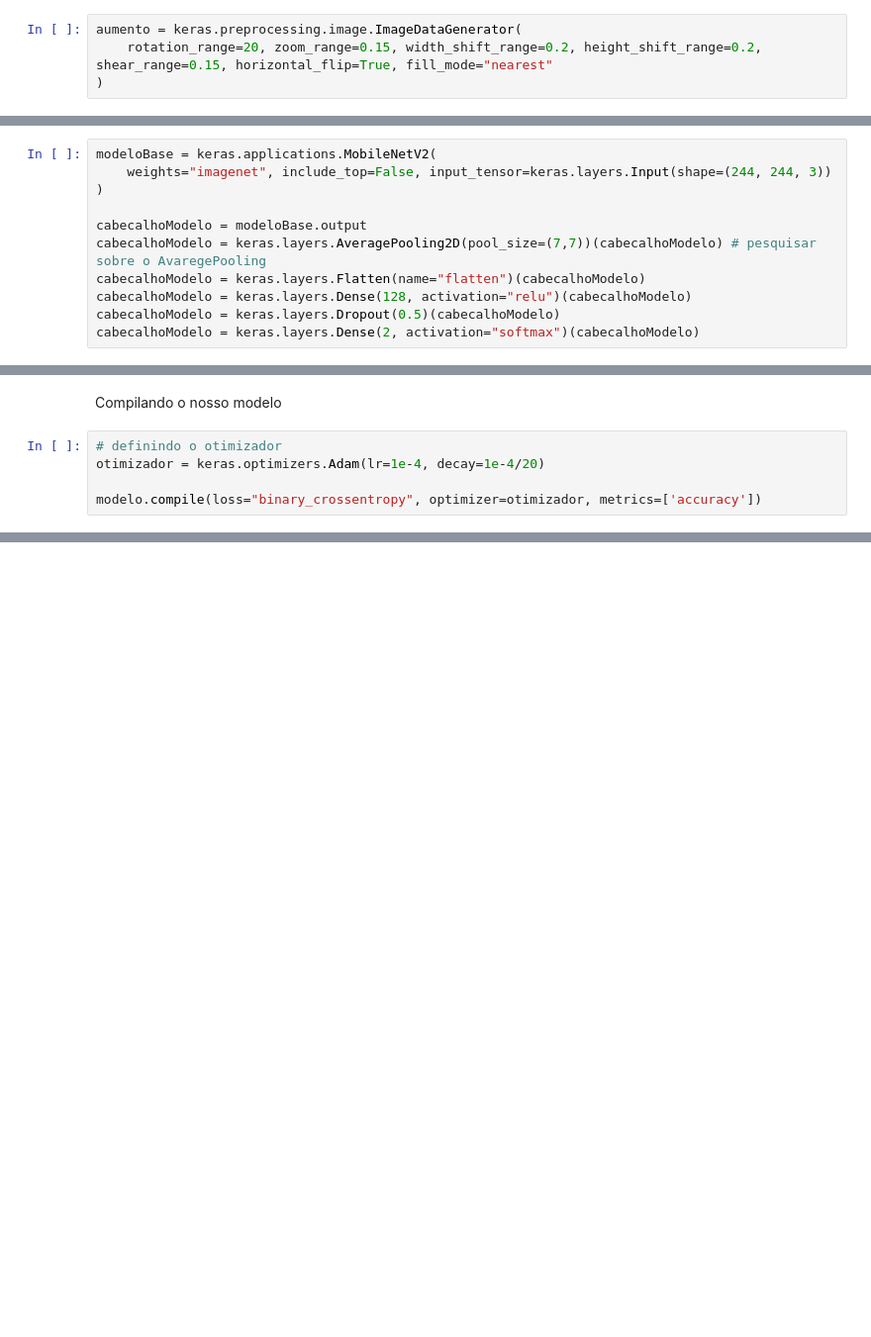
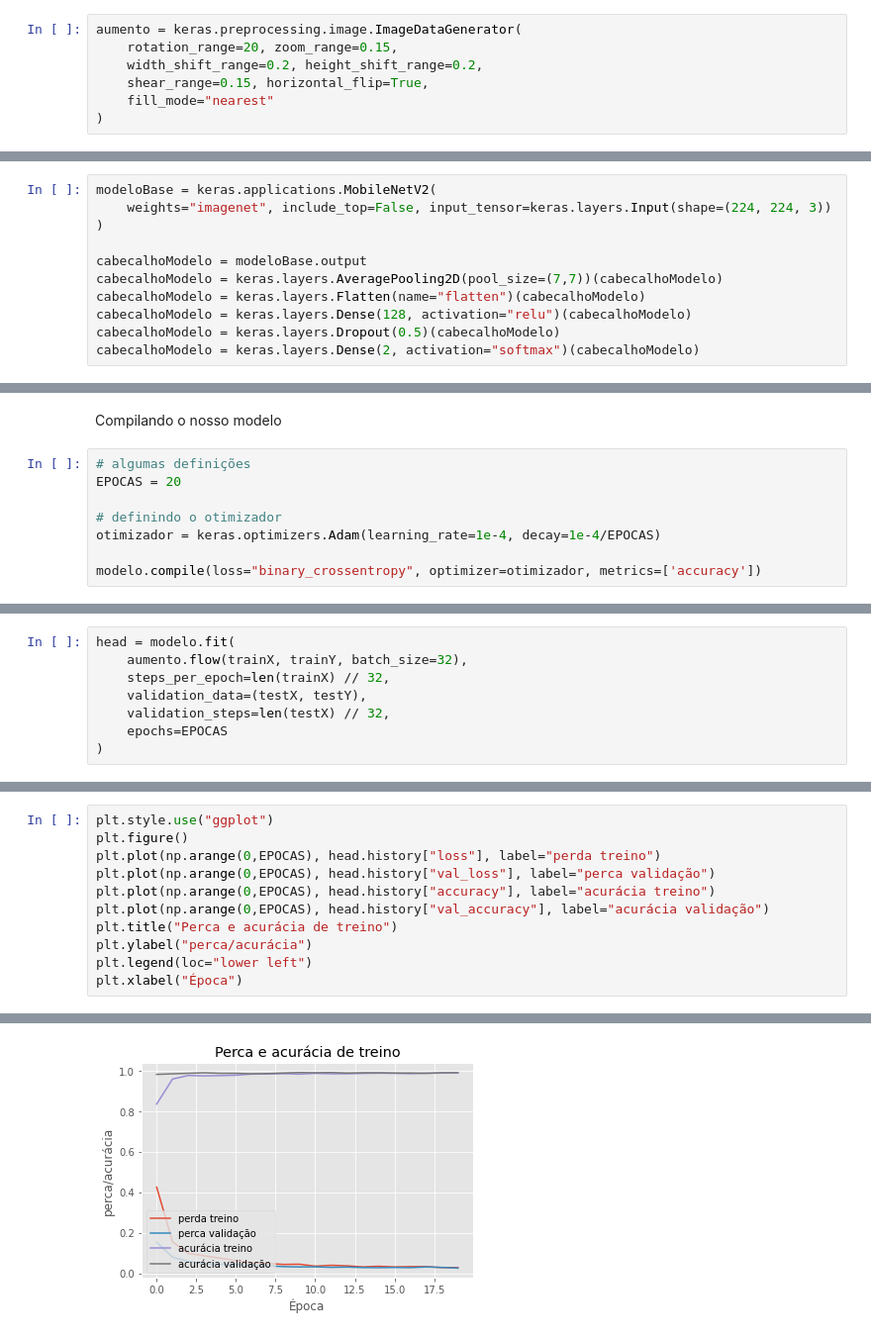
Before and after one commit to MatheusPSantos/utfpr_ia, a Jupyter notebook: main.ipynb, the cells around one changed output, grey strips where cells are left out. Shown: that part at 99% size. Saved outputs shown, nothing was run; the diff lists cells and outputs as text; blank space fills up the shorter version.

Commit message:
finalizando o modelo

```diff
--- a/main.ipynb
+++ b/main.ipynb
@@ -50,17 +50,20 @@ Splitando o array em subset de testes e trainamento
 Gerador de imagem de treinamento
 # %%
 aumento = keras.preprocessing.image.ImageDataGenerator(
-    rotation_range=20, zoom_range=0.15, width_shift_range=0.2, height_shift_range=0.2, shear_range=0.15, horizontal_flip=True, fill_mode="nearest"
+    rotation_range=20, zoom_range=0.15,
+    width_shift_range=0.2, height_shift_range=0.2,
+    shear_range=0.15, horizontal_flip=True,
+    fill_mode="nearest"
 )
 # %% [markdown]
 Carregamento da rede MobileNetV2
 # %%
 modeloBase = keras.applications.MobileNetV2(
-    weights="imagenet", include_top=False, input_tensor=keras.layers.Input(shape=(244, 244, 3))
+    weights="imagenet", include_top=False, input_tensor=keras.layers.Input(shape=(224, 224, 3))
 )
 
 cabecalhoModelo = modeloBase.output
-cabecalhoModelo = keras.layers.AveragePooling2D(pool_size=(7,7))(cabecalhoModelo) # pesquisar sobre o AvaregePooling
+cabecalhoModelo = keras.layers.AveragePooling2D(pool_size=(7,7))(cabecalhoModelo)
 cabecalhoModelo = keras.layers.Flatten(name="flatten")(cabecalhoModelo)
 cabecalhoModelo = keras.layers.Dense(128, activation="relu")(cabecalhoModelo)
 cabecalhoModelo = keras.layers.Dropout(0.5)(cabecalhoModelo)
@@ -79,8 +82,11 @@ for camada in modeloBase.layers:
 # %% [markdown]
 Compilando o nosso modelo
 # %%
+# algumas definições
+EPOCAS = 20
+
 # definindo o otimizador
-otimizador = keras.optimizers.Adam(lr=1e-4, decay=1e-4/20)
+otimizador = keras.optimizers.Adam(learning_rate=1e-4, decay=1e-4/EPOCAS)
 
 modelo.compile(loss="binary_crossentropy", optimizer=otimizador, metrics=['accuracy'])
 # %% [markdown]
@@ -87,0 +94,8 @@ Treinando o cabeçalho do modelo
+# %%
+head = modelo.fit(
+    aumento.flow(trainX, trainY, batch_size=32),
+    steps_per_epoch=len(trainX) // 32,
+    validation_data=(testX, testY),
+    validation_steps=len(testX) // 32,
+    epochs=EPOCAS
+)
@@ -87,0 +147,12 @@ Treinando o cabeçalho do modelo
+# %%
+plt.style.use("ggplot")
+plt.figure()
+plt.plot(np.arange(0,EPOCAS), head.history["loss"], label="perda treino")
+plt.plot(np.arange(0,EPOCAS), head.history["val_loss"], label="perca validação")
+plt.plot(np.arange(0,EPOCAS), head.history["accuracy"], label="acurácia treino")
+plt.plot(np.arange(0,EPOCAS), head.history["val_accuracy"], label="acurácia validação")
+plt.title("Perca e acurácia de treino")
+plt.ylabel("perca/acurácia")
+plt.legend(loc="lower left")
+plt.xlabel("Época")
+# %% [output]
@@ -87,0 +160 @@ Treinando o cabeçalho do modelo
+[figure, added]
```
Also changed, not shown: parts of 13 cells of this notebook, 4 other files.
